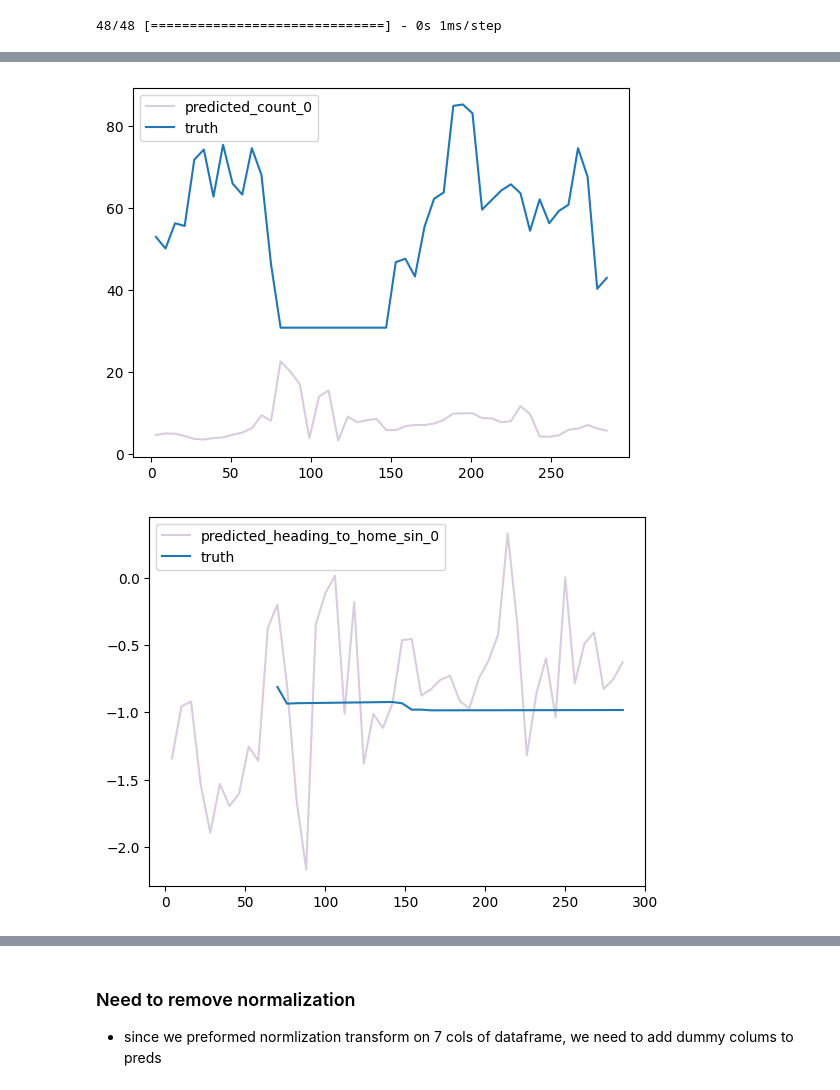
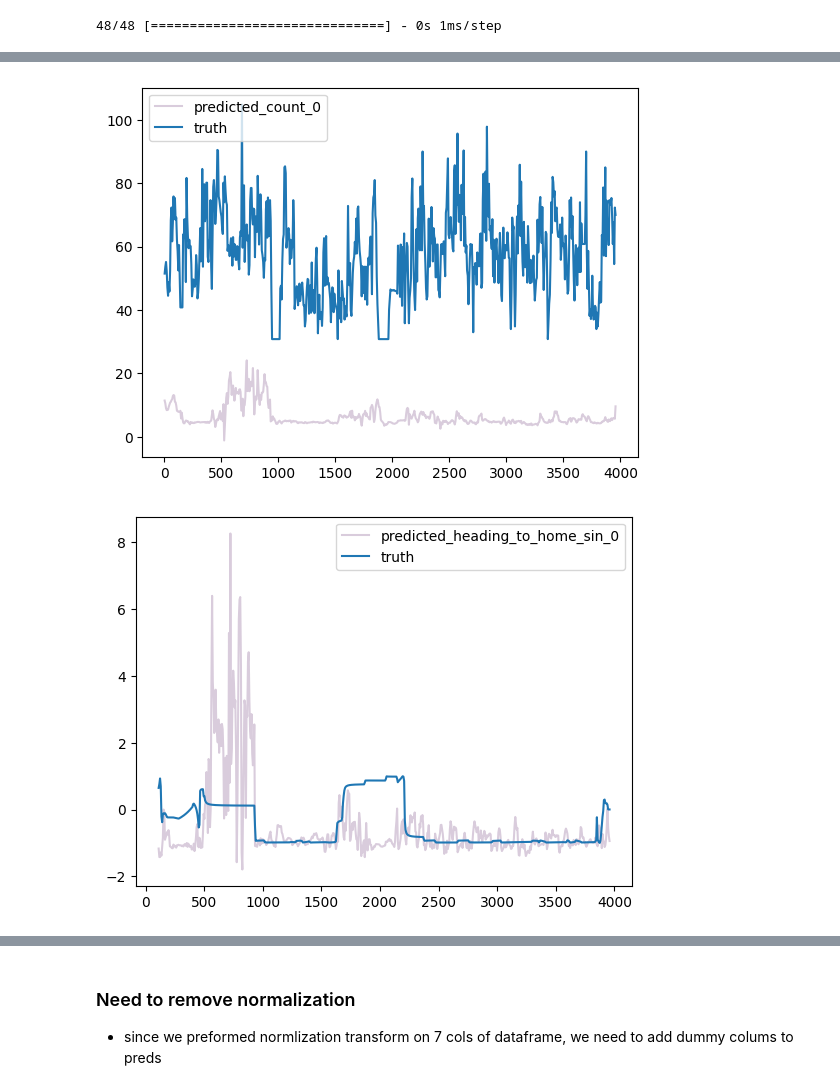
Before and after one commit to grinwi/smartboiler, a Jupyter notebook: src/smartboiler/lstm_example_with_multivariate_time_series 2.ipynb, the cells around one changed output, grey strips where cells are left out. Saved outputs shown, nothing was run; the diff lists cells and outputs as text; code cells hidden in the pictures.

```diff
--- a/src/smartboiler/lstm_example_with_multivariate_time_series 2.ipynb
+++ b/src/smartboiler/lstm_example_with_multivariate_time_series 2.ipynb
@@ -558,2 +573,21 @@ y_pred = model.predict(X)
 # %% [output]
 48/48 [==============================] - 0s 1ms/step
+# %%
+for i in range(num_targets):
+    plt.figure()
+    plt.plot(y_truth[:, i], label='True')
+    plt.plot(y_pred_inv[:, i], label='Predicted')
+    plt.legend()
+    plt.show()
+    y_pred_curr = y_pred_inv[:, i]
+    y_truth_curr = y_truth[:, i]
+    slope, intercept, r_value, p_value, std_err = stats.linregress(x=y_pred_curr,y=y_truth_curr)
+    mse = mean_squared_error(y_true=y_truth_curr, y_pred=y_pred_curr, squared=True)
+    rmse = mean_squared_error(y_true=y_truth_curr, y_pred=y_pred_curr, squared=False)
+
+
+    print('R2 = ',r_value*r_value)
+    print('mse = ',mse)
+    print('rmse = ',rmse)
+    #print integral of y_pred_curr - y_truth_curr
+    print('integral = ',np.trapz(y_pred_curr - y_truth_curr))
@@ -662,7 +726,7 @@ def get_forecast_next_steps(left_time_interval, right_time_interval):
 
 one_week_prediction = []
 number_of_30_minutes = 14*24*2
-end_train = datetime(2024,1,1, 0, 0, 0)
+end_train = datetime(2023,12,29, 0, 0, 0)
 start_of_data_loader_for_forecast = end_train
 end_of_data_loader_for_forecast = end_train + timedelta(hours=48)
 
@@ -785,5 +805,3 @@ for j in predicted_columns:
-# %%
-shifted_df = shifted_df.dropna()
 # %%
 #keep only columns from predicted columns
 data_truth = df_truth[predicted_columns]
@@ -827,4 +813,4 @@ for prediction_column in predicted_columns:
     for i in range(0,672):
         result_df.loc[(result_df['prediction'] == prediction_column) & (result_df['DataFrame_Order'] == i), 'truth' ] = data_truth.loc[i, prediction_column]
 # %%
-result_df
+result_df = result_df.dropna()
@@ -848,10 +820,10 @@ for predicted_column in predicted_columns:
     #create a list of collors from 0 to 12 based on color
     colors = plt.cm.viridis(np.linspace(0, 1, number_of_steps))
     for i in range(0, number_of_steps):
-        plt.plot(result_df.loc[result_df['prediction']==predicted_column,i][:48], label=f'predicted_{predicted_column}_{i}', color=colors[i], alpha=0.2)
+        plt.plot(result_df.loc[result_df['prediction']==predicted_column,i][:], label=f'predicted_{predicted_column}_{i}', color=colors[i], alpha=0.2)
     # i =0
     # plt.plot(df_shift[i], label=f'{i}_step_ahead')
-    plt.plot(result_df.loc[result_df['prediction'] == predicted_column,'truth'][:48], label='truth')
+    plt.plot(result_df.loc[result_df['prediction'] == predicted_column,'truth'][:], label='truth')
     plt.legend()
     plt.show()
 # %% [output]
@@ -861,2 +833,2 @@ for predicted_column in predicted_columns:
-[figure, old version]
+[figure, new version]
-[figure, old version]
+[figure, new version]
```
Also changed, not shown: parts of 18 cells of this notebook, 8 other files.
